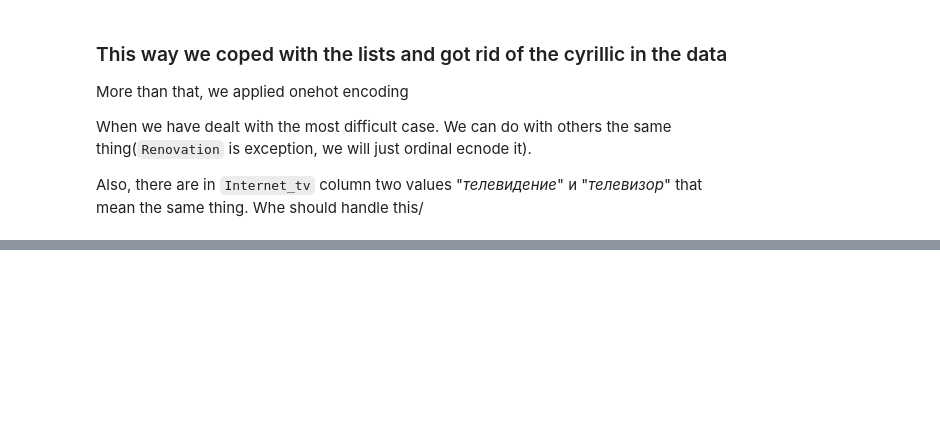
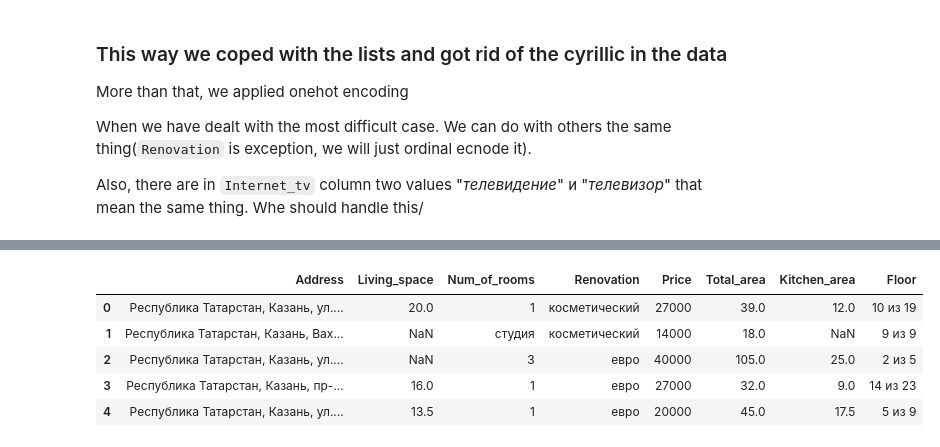
Before and after one commit to siva4iov/FlatsPrice_DS_Proj, a Jupyter notebook: Data_cleaning.ipynb, the cells around one changed output, grey strips where cells are left out. Saved outputs shown, nothing was run; the diff lists cells and outputs as text; code cells hidden in the pictures; blank space fills up the shorter version.

```diff
--- a/Data_cleaning.ipynb
+++ b/Data_cleaning.ipynb
@@ -285,0 +288,9 @@ df.head()
+# %%
+def convert_price(value):
+  result = ''
+  for literal in str(value):
+    if literal.isdigit():
+      result += literal
+  return result
+
+df.loc[:, "Price"] = df["Price"].apply(convert_price).astype(np.int32)
@@ -285,0 +300,22 @@ df.head()
+# %%
+def convert_area(value):
+  correct_list = [str(i) for i in range(10)] + ['.']
+  result = ''
+  if pd.isna(value):
+    return value
+  for literal in str(value):
+    if literal in correct_list:
+      result += literal
+  return result
+
+for col in ["Living_space", "Total_area",	"Kitchen_area"]:
+  df.loc[:, col] = df[col].apply(convert_area).astype(np.float32)
+# %%
+df.iloc[:5, :8]
+# %% [output]
+|  | Address | Living_space | Num_of_rooms | Renovation | Price | Total_area | Kitchen_area | Floor |
+| 0 | Республика Татарстан, Казань, ул.... | 20.0 | 1 | косметический | 27000 | 39.0 | 12.0 | 10 из 19 |
+| 1 | Республика Татарстан, Казань, Вах... | NaN | студия | косметический | 14000 | 18.0 | NaN | 9 из 9 |
+| 2 | Республика Татарстан, Казань, ул.... | NaN | 3 | евро | 40000 | 105.0 | 25.0 | 2 из 5 |
+| 3 | Республика Татарстан, Казань, пр-... | 16.0 | 1 | евро | 27000 | 32.0 | 9.0 | 14 из 23 |
+| 4 | Республика Татарстан, Казань, ул.... | 13.5 | 1 | евро | 20000 | 45.0 | 17.5 | 5 из 9 |
```
Also changed, not shown: parts of 17 cells of this notebook.
